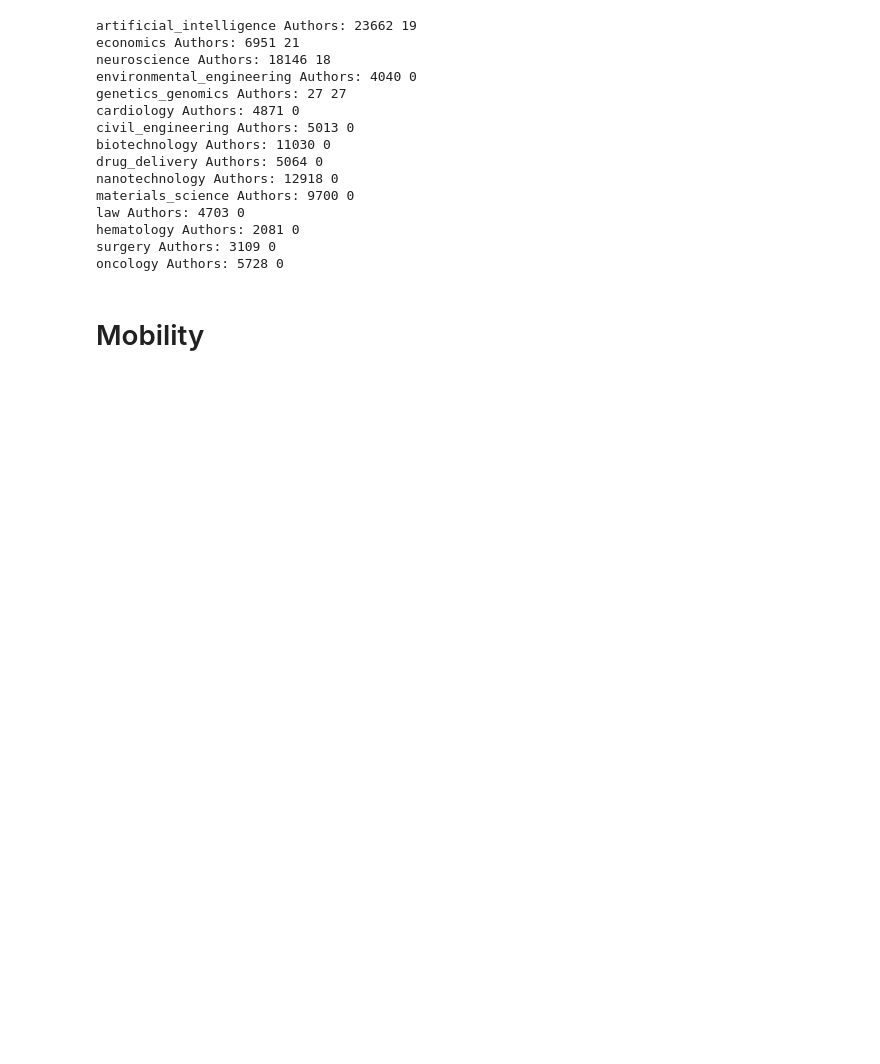
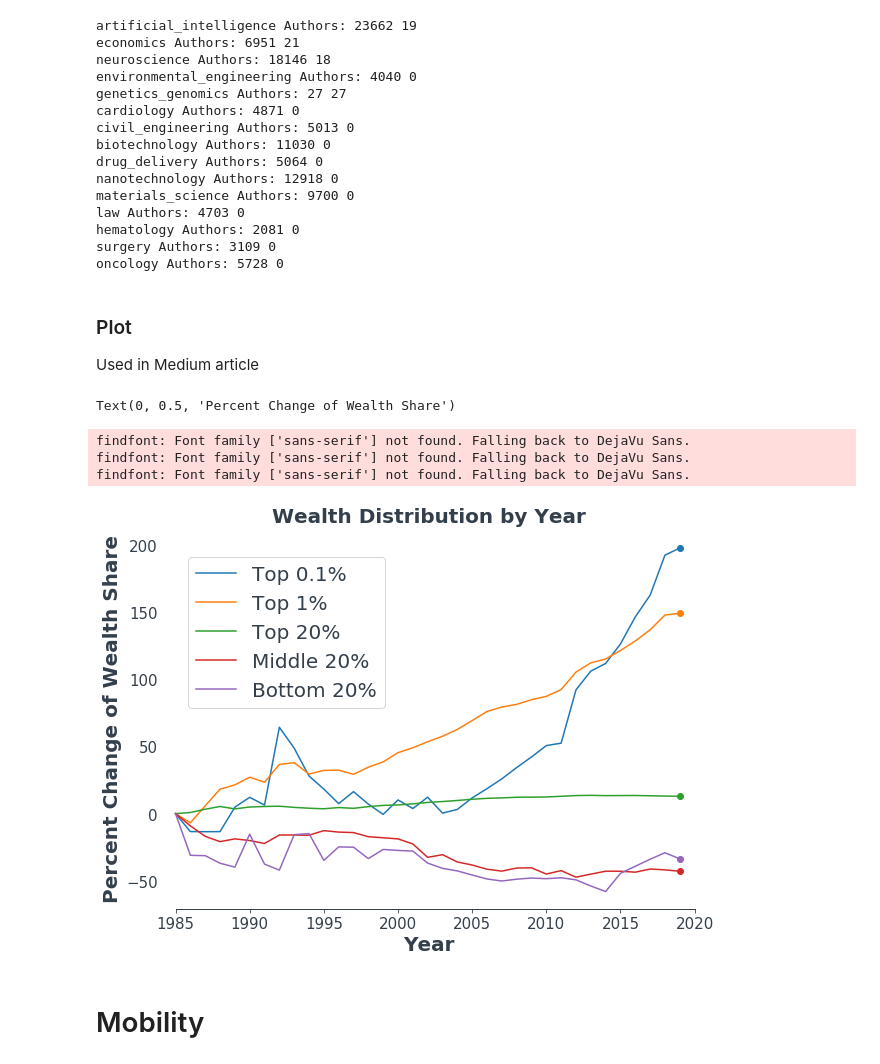
Before and after one commit to jordanott/Distributions, a Jupyter notebook: Results.ipynb, the cells around one changed output. Cells and saved outputs as stored; diff of their text form; code cells hidden in the pictures; blank space fills up the shorter version.

Commit message:
Updates for article

```diff
--- a/Results.ipynb
+++ b/Results.ipynb
@@ -251,3 +257,24 @@ law Authors: 4703 0
 hematology Authors: 2081 0
 surgery Authors: 3109 0
 oncology Authors: 5728 0
+# %% [markdown]
+### Plot
+Used in Medium article
+# %%
+name = 'artificial_intelligence'
+figsize(10, 7)
+ax = plot_market_share(
+    results[name],
+    title=name,
+    metric_type='percent_per_year_percent_change'
+)
+
+ax.set_title('Wealth Distribution by Year', fontsize=20, fontweight='black', color = '#333F4B')
+# ax.set_xlabel('Year', fontsize=20, fontweight='black', color = '#333F4B')
+ax.set_ylabel('Percent Change of Wealth Share', fontsize=20, fontweight='black', color = '#333F4B')
+# %% [output]
+Text(0, 0.5, 'Percent Change of Wealth Share')
+findfont: Font family ['sans-serif'] not found. Falling back to DejaVu Sans.
+findfont: Font family ['sans-serif'] not found. Falling back to DejaVu Sans.
+findfont: Font family ['sans-serif'] not found. Falling back to DejaVu Sans.
+[figure, added]
```
Also changed, not shown: parts of 13 cells of this notebook, 1 other file.
